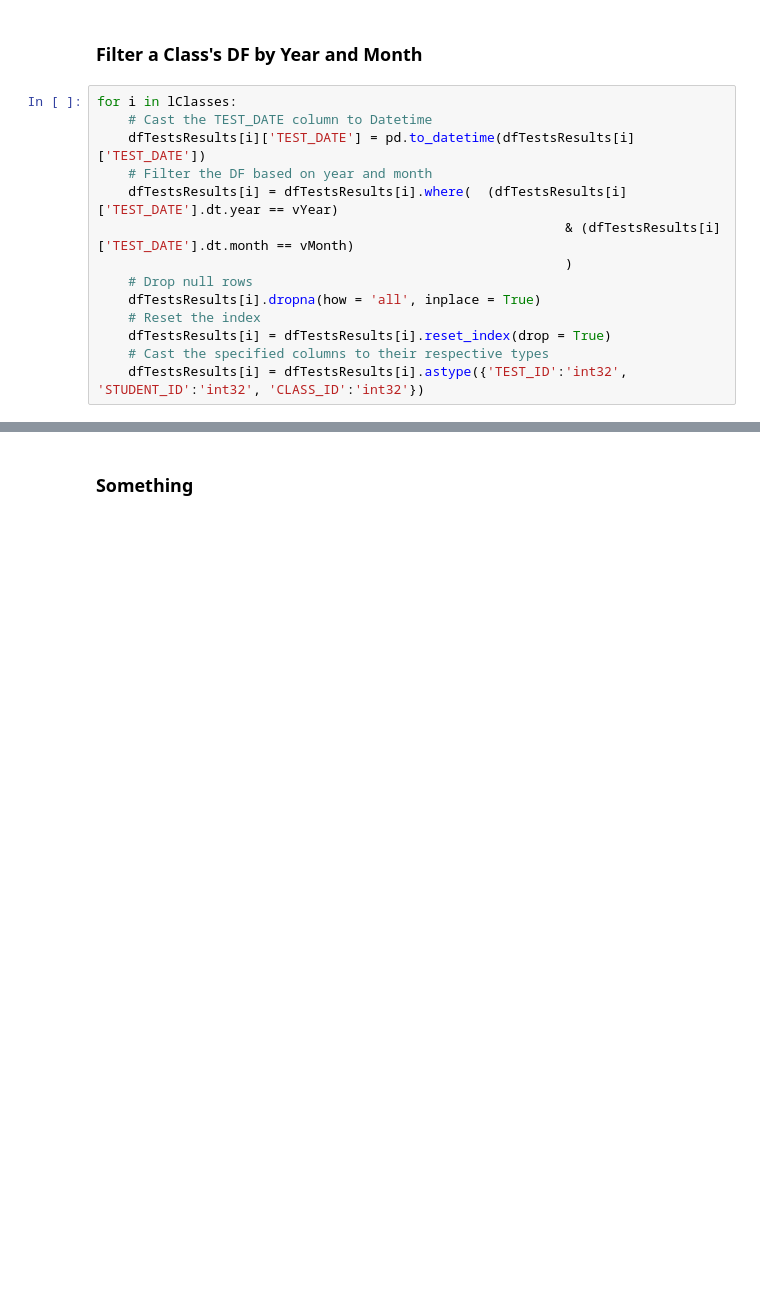
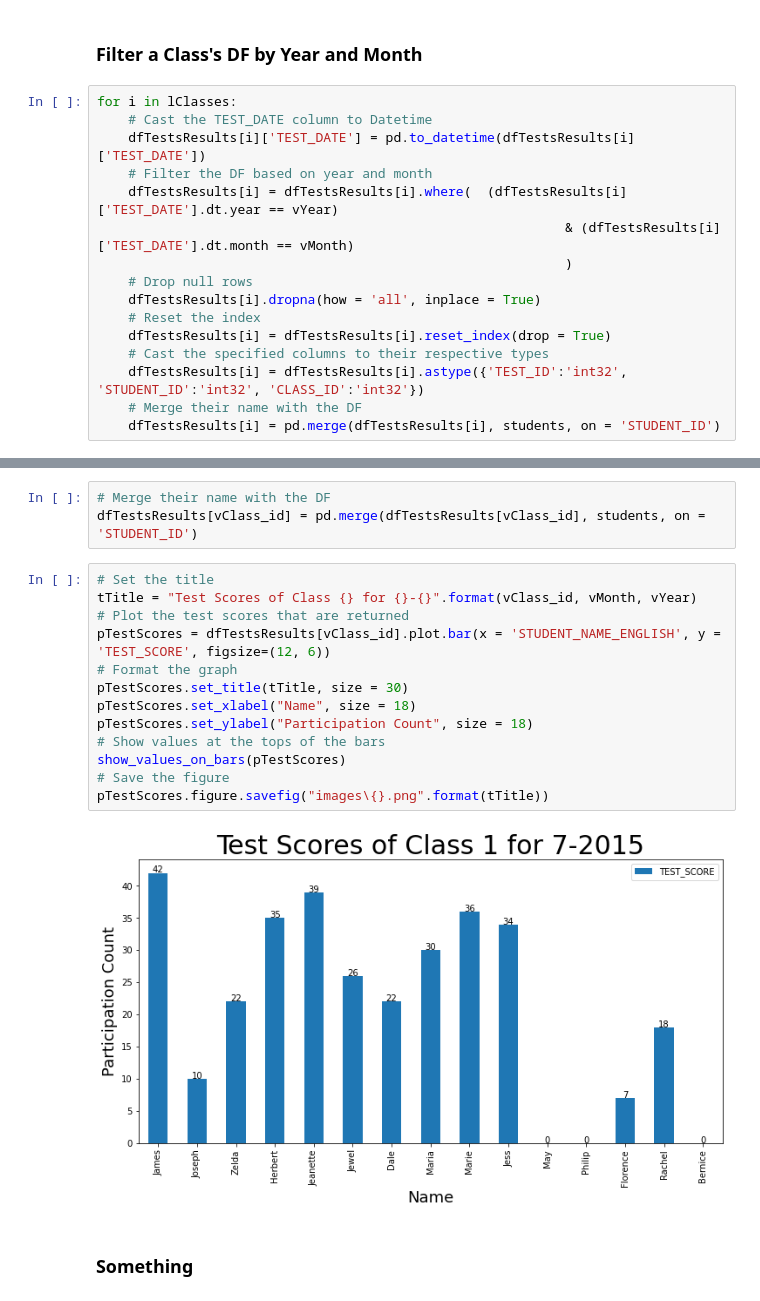
Before and after one commit to mikitz/china-students, a Jupyter notebook: (Teacher) Class Reports.ipynb, the cells around one changed output, grey strips where cells are left out. Saved outputs shown, nothing was run; the diff lists cells and outputs as text; blank space fills up the shorter version.

Commit message:
created plot

```diff
--- a/(Teacher) Class Reports.ipynb
+++ b/(Teacher) Class Reports.ipynb
@@ -75,3 +75,5 @@ for i in lClasses:
     dfTestsResults[i] = dfTestsResults[i].reset_index(drop = True)
     # Cast the specified columns to their respective types
     dfTestsResults[i] = dfTestsResults[i].astype({'TEST_ID':'int32', 'STUDENT_ID':'int32', 'CLASS_ID':'int32'})
+    # Merge their name with the DF
+    dfTestsResults[i] = pd.merge(dfTestsResults[i], students, on = 'STUDENT_ID')
@@ -97,3 +80,21 @@ dfTestsResults[vClass_id]
+# %%
+# Merge their name with the DF
+dfTestsResults[vClass_id] = pd.merge(dfTestsResults[vClass_id], students, on = 'STUDENT_ID')
+# %%
+# Set the title
+tTitle = "Test Scores of Class {} for {}-{}".format(vClass_id, vMonth, vYear)
+# Plot the test scores that are returned
+pTestScores = dfTestsResults[vClass_id].plot.bar(x = 'STUDENT_NAME_ENGLISH', y = 'TEST_SCORE', figsize=(12, 6))
+# Format the graph
+pTestScores.set_title(tTitle, size = 30)
+pTestScores.set_xlabel("Name", size = 18)
+pTestScores.set_ylabel("Participation Count", size = 18)
+# Show values at the tops of the bars
+show_values_on_bars(pTestScores)
+# Save the figure
+pTestScores.figure.savefig("images\{}.png".format(tTitle))
+# %% [output]
+[figure, added]
 # %% [markdown]
 ### Something
 # %%
```
Also changed, not shown: parts of 1 cell of this notebook, 2 other files.
